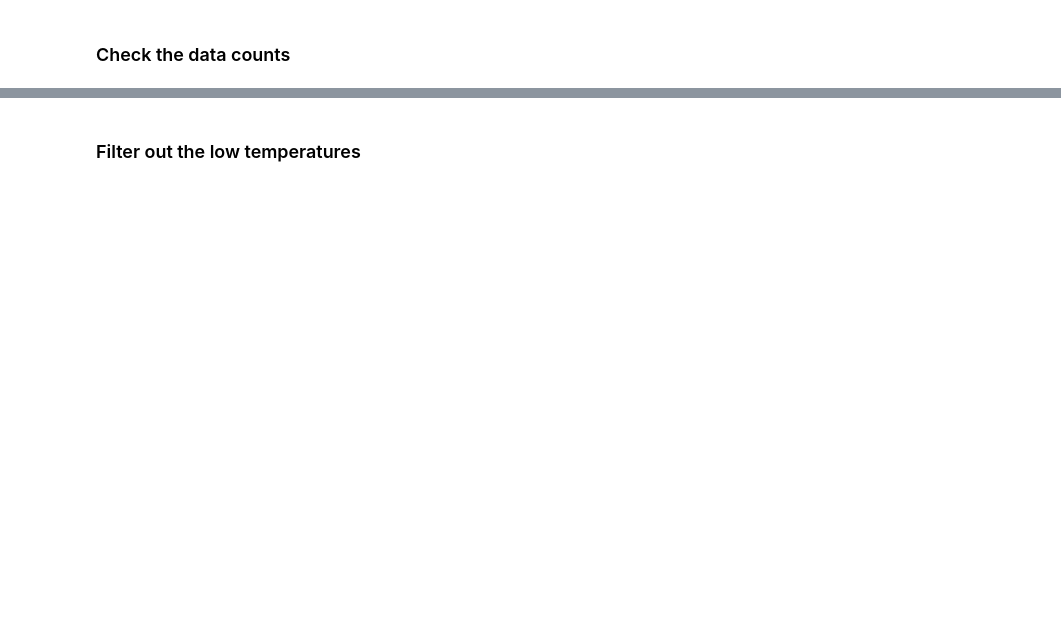
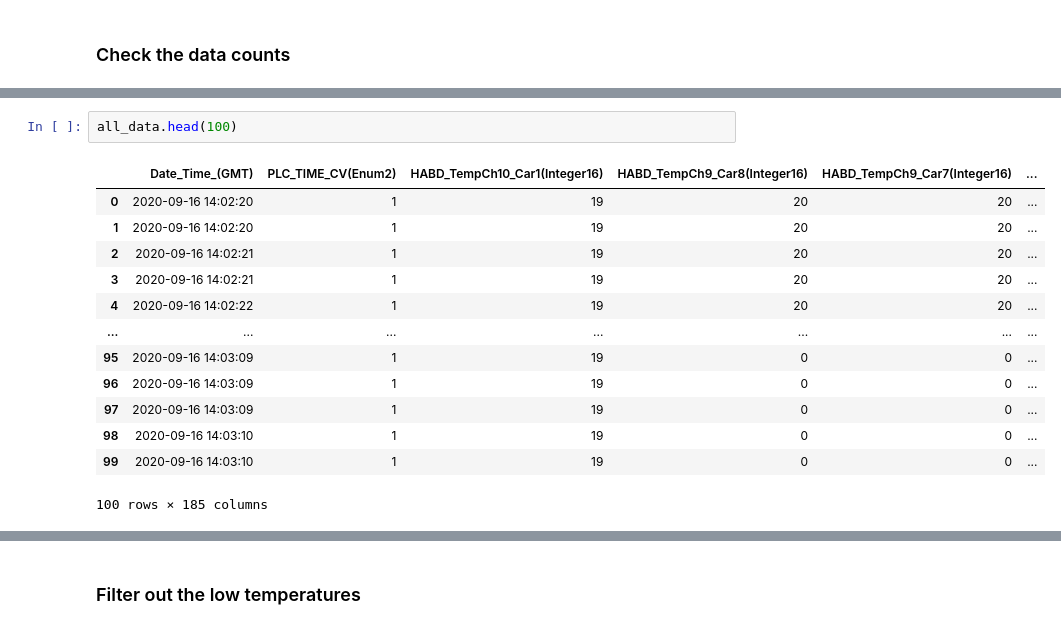
Before and after one commit to benjjo/Timonator, a Jupyter notebook: Timonator.ipynb, the cells around one changed output, grey strips where cells are left out. Saved outputs shown, nothing was run; the diff lists cells and outputs as text; blank space fills up the shorter version.

```diff
--- a/Timonator.ipynb
+++ b/Timonator.ipynb
@@ -148,0 +217,16 @@ Name: HABD_TempCh10_Car2(Integer16), dtype: int64
+# %%
+all_data.head(100)
+# %% [output]
+|  | Date_Time_(GMT) | PLC_TIME_CV(Enum2) | HABD_TempCh10_Car1(Integer16) | HABD_TempCh9_Car8(Integer16) | HABD_TempCh9_Car7(Integer16) | ... |
+| 0 | 2020-09-16 14:02:20 | 1 | 19 | 20 | 20 | ... |
+| 1 | 2020-09-16 14:02:20 | 1 | 19 | 20 | 20 | ... |
+| 2 | 2020-09-16 14:02:21 | 1 | 19 | 20 | 20 | ... |
+| 3 | 2020-09-16 14:02:21 | 1 | 19 | 20 | 20 | ... |
+| 4 | 2020-09-16 14:02:22 | 1 | 19 | 20 | 20 | ... |
+| ... | ... | ... | ... | ... | ... | ... |
+| 95 | 2020-09-16 14:03:09 | 1 | 19 | 0 | 0 | ... |
+| 96 | 2020-09-16 14:03:09 | 1 | 19 | 0 | 0 | ... |
+| 97 | 2020-09-16 14:03:09 | 1 | 19 | 0 | 0 | ... |
+| 98 | 2020-09-16 14:03:10 | 1 | 19 | 0 | 0 | ... |
+| 99 | 2020-09-16 14:03:10 | 1 | 19 | 0 | 0 | ... |
+100 rows × 185 columns
```
Also changed, not shown: parts of 22 cells of this notebook.
